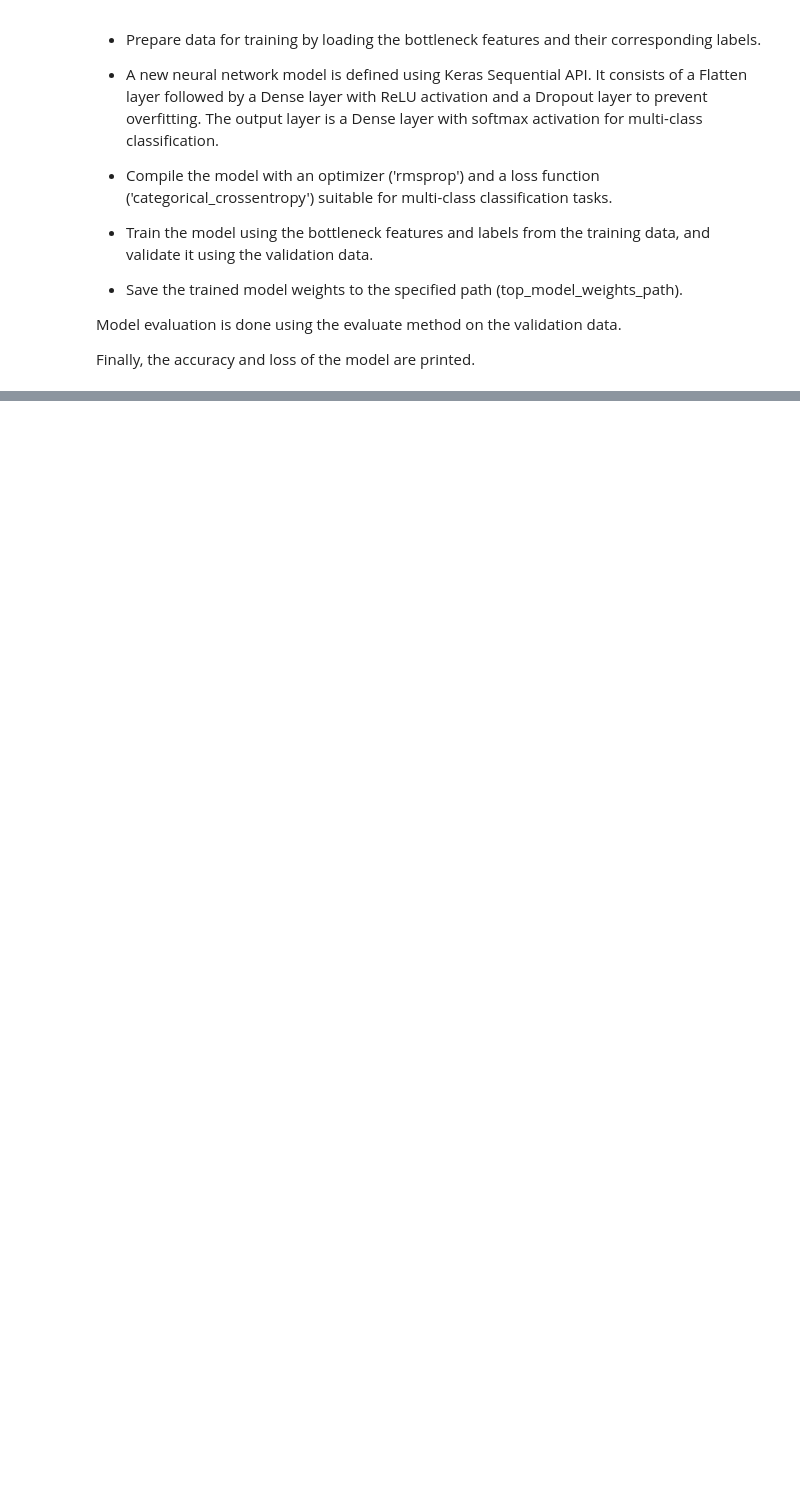
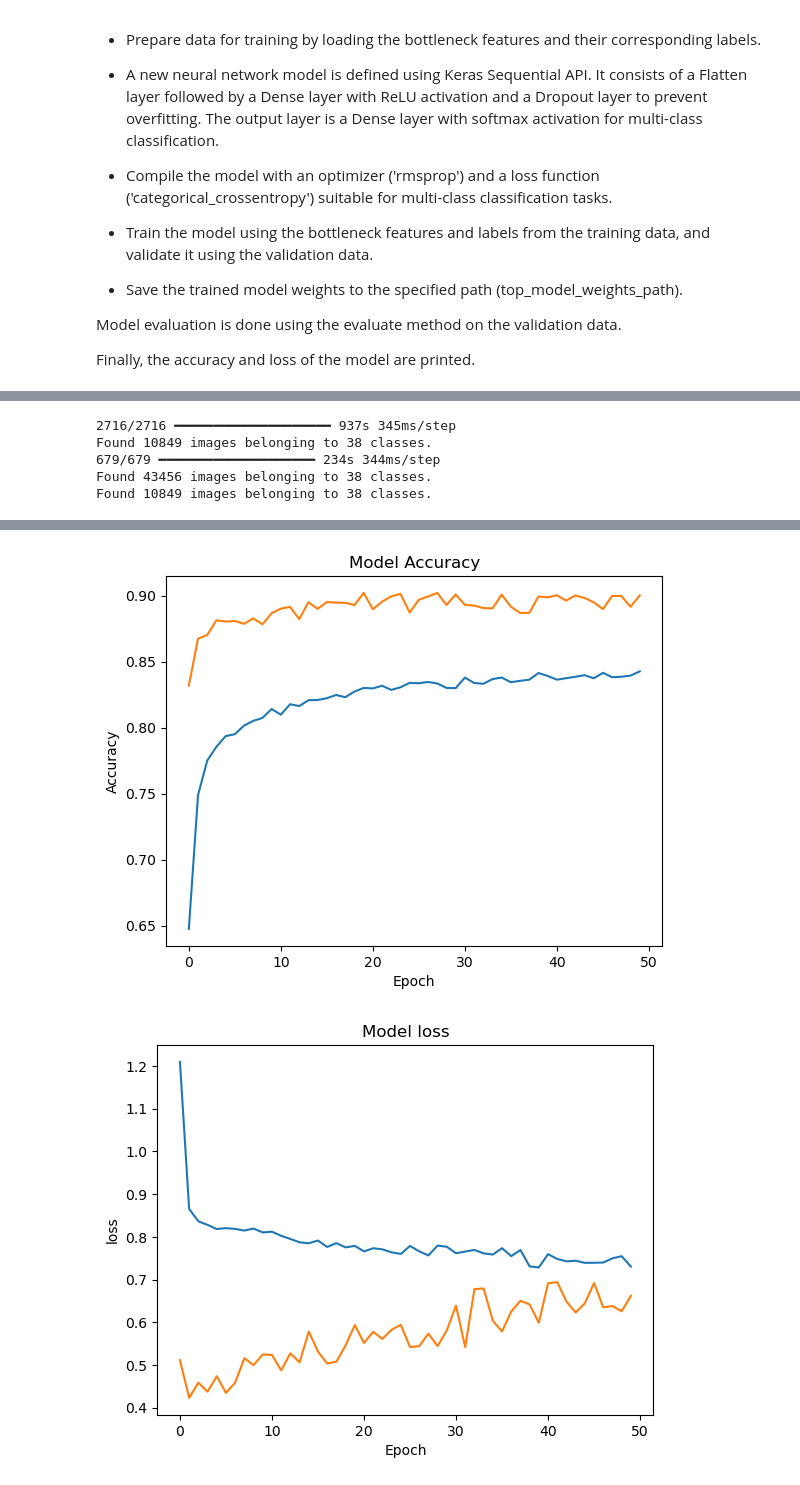
Before and after one commit to Priyanshu2726/SOEN-471-Project, a Jupyter notebook: Notebook.ipynb, the cells around one changed output, grey strips where cells are left out. Saved outputs shown, nothing was run; the diff lists cells and outputs as text; code cells hidden in the pictures; blank space fills up the shorter version.

```diff
--- a/Notebook.ipynb
+++ b/Notebook.ipynb
@@ -37,8 +39,8 @@ import math
 img_width, img_height = 150, 150
 
 top_model_weights_path = 'bottleneck_fc_model.weights.h5'
-train_data_dir = '/Users/saryuvasishat/Desktop/SOEN Project/es-crop-disease-diagnosis-master/dataset/train'
-validation_data_dir = '/Users/saryuvasishat/Desktop/SOEN Project/es-crop-disease-diagnosis-master/dataset/test'
+train_data_dir = 'C:/Users/P_ORADIY/Downloads/archive/dataset/train'
+validation_data_dir = 'C:/Users/P_ORADIY/Downloads/archive/dataset/test'
 # %% [markdown]
 **Generating and saving bottleneck features using a pre-trained VGG16 model.**
 
@@ -132,6 +134,7 @@ from keras.models import Sequential
 from keras.src.utils import to_categorical
 from tensorflow.keras.preprocessing.image import ImageDataGenerator
 from tensorflow.keras import utils
+import matplotlib.pyplot as plt
 
 utils.to_categorical
 
@@ -142,8 +145,8 @@ import math
 img_width, img_height = 150, 150
 
 top_model_weights_path = 'bottleneck_fc_model.weights.h5'
-train_data_dir = '/Users/saryuvasishat/Desktop/SOEN Project/es-crop-disease-diagnosis-master/dataset/train'
-validation_data_dir = '/Users/saryuvasishat/Desktop/SOEN Project/es-crop-disease-diagnosis-master/dataset/test'
+train_data_dir = 'C:/Users/P_ORADIY/Downloads/archive/dataset/train'
+validation_data_dir = 'C:/Users/P_ORADIY/Downloads/archive/dataset/test'
 
 # number of epochs to train top model
 epochs = 50
@@ -301,6 +304,7 @@ def train_top_model(batch_size, epochs):
 
     print("[INFO] accuracy: {:.2f}%".format(eval_accuracy * 100))
     print("[INFO] Loss: {}".format(eval_loss))
+    return history
 
 
 # batch_size = 16  # Define batch size here
@@ -311,5 +315,19 @@ batch_size = 16  # Define batch size here
 epochs = 50  # Define number of epochs here
 
 save_bottlebeck_features(batch_size)
-train_top_model(batch_size, epochs)
+history = train_top_model(batch_size, epochs)
+
+plt.plot(history.history['accuracy'])
+plt.plot(history.history['val_accuracy'])
+plt.title('Model Accuracy')
+plt.xlabel('Epoch')
+plt.ylabel('Accuracy')
+plt.show()
+
+plt.plot(history.history['loss'])
+plt.plot(history.history['val_loss'])
+plt.title('Model loss')
+plt.xlabel('Epoch')
+plt.ylabel('loss')
+plt.show()
 # %% [output]
@@ -332,0 +340,5 @@ Epoch 2/50
+2716/2716 ━━━━━━━━━━━━━━━━━━━━ 937s 345ms/step
+Found 10849 images belonging to 38 classes.
+679/679 ━━━━━━━━━━━━━━━━━━━━ 234s 344ms/step
+Found 43456 images belonging to 38 classes.
+Found 10849 images belonging to 38 classes.
@@ -333 +362,3 @@ Epoch 2/50
+[figure, added]
+[figure, added]
 # %% [markdown]
```
Also changed, not shown: parts of 3 cells of this notebook.
